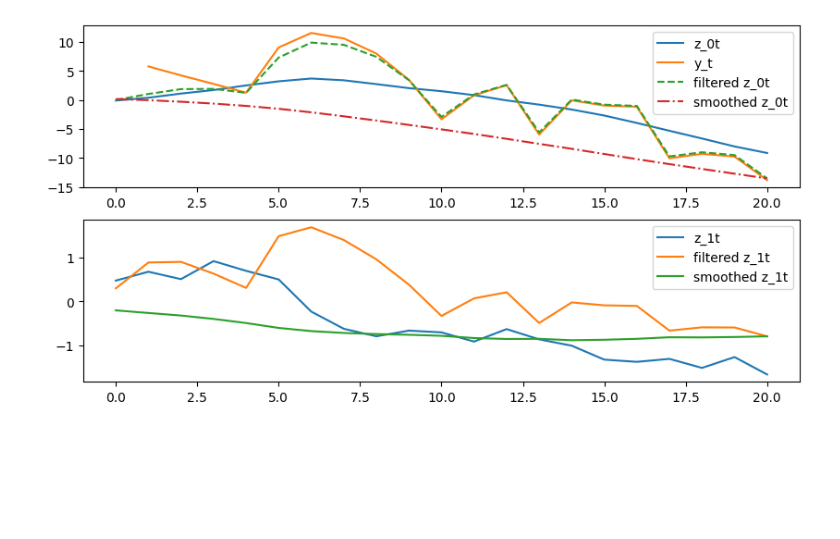
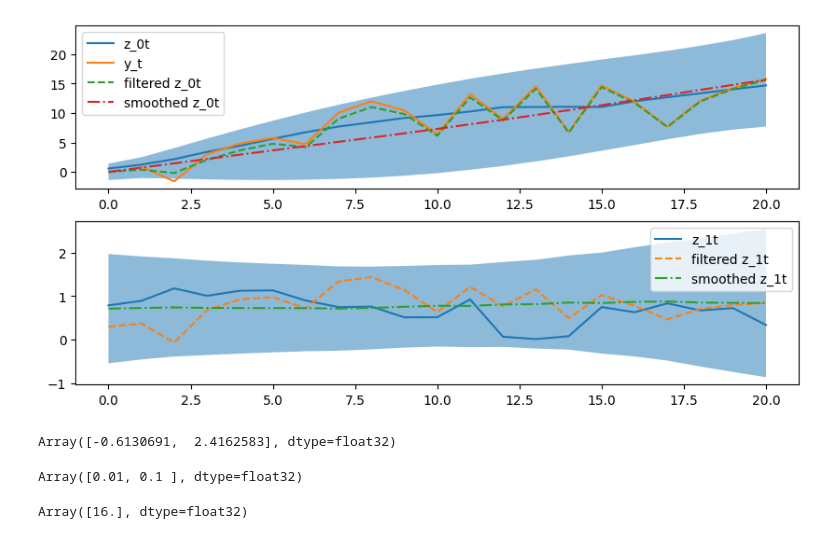
Before and after one commit to thelmn/quantfin_examples, a Jupyter notebook: ssm/kalman_class_test_example.ipynb, the cells around one changed output. Drawn from its saved outputs; the diff is of its cells as text; code cells hidden in the pictures; blank space fills up the shorter version.

```diff
--- a/ssm/kalman_class_test_example.ipynb
+++ b/ssm/kalman_class_test_example.ipynb
@@ -52,7 +52,7 @@ f_zt = lambda zt, t: A @ zt
 f_zt_out = lambda zt, t: C @ zt
 
 T = 20
-rng = np.random.default_rng(0)
+rng = np.random.default_rng(1)
 
 z0_params = (np.array([0, 0.3], dtype=np.float32), np.array([[0.5, 0], [0, 2]], dtype=np.float32))
 # %%
@@ -106,23 +116,33 @@ filtered_zt (2, 21) filtered_Pt (2, 2, 21)
 # %%
 # smoothen the data
 smoothed_zt, smoothed_Pt, smoothed_Ptt1 = kalman_filt.smooth()
 
 # plot smoothened position and velocity
 fig, ax = plt.subplots(2, 1, figsize=(10, 5))
 
 # plot true position, observed position, filtered position and smoothened position
+# include smoothed 95% confidence interval as shaded region
 ax[0].plot(zt[0,:], label='z_0t')
 ax[0].plot(np.arange(1, T+1), yt[0,:], label='y_t')
 ax[0].plot(filtered_zt[0,:], label='filtered z_0t', linestyle='--')
 ax[0].plot(smoothed_zt[0,:], label='smoothed z_0t', linestyle='-.')
+ax[0].fill_between(
+  np.arange(0, T+1),
+  smoothed_zt[0,:] - 2*np.sqrt(smoothed_Pt[0, 0, :]),
+  smoothed_zt[0,:] + 2*np.sqrt(smoothed_Pt[0, 0,:]), alpha=0.5)
 ax[0].legend()
 
 # plot true velocity, filtered velocity and smoothened velocity
+# include smoothed 95% confidence interval as shaded region
 ax[1].plot(zt[1,:], label='z_1t')
-ax[1].plot(filtered_zt[1,:], label='filtered z_1t')
-ax[1].plot(smoothed_zt[1,:], label='smoothed z_1t')
+ax[1].plot(filtered_zt[1,:], label='filtered z_1t', linestyle='--')
+ax[1].plot(smoothed_zt[1,:], label='smoothed z_1t', linestyle='-.')
+ax[1].fill_between(
+  np.arange(0, T+1),
+  smoothed_zt[1,:] - 2*np.sqrt(smoothed_Pt[1, 1, :]),
+  smoothed_zt[1,:] + 2*np.sqrt(smoothed_Pt[1, 1,:]), alpha=0.5)
 ax[1].legend()
 
 plt.show()
 # %% [output]
-[figure, old version]
+[figure, new version]
@@ -128,0 +170,12 @@ plt.show()
+# %%
+z[0]
+# %% [output]
+Array([-0.6130691,  2.4162583], dtype=float32)
+# %%
+ssm.transition_distribution(params, z[0]).variance()
+# %% [output]
+Array([0.01, 0.1 ], dtype=float32)
+# %%
+ssm.emission_distribution(params, z[1]).variance()
+# %% [output]
+Array([16.], dtype=float32)
```
Also changed, not shown: parts of 6 cells of this notebook, 1 other file.
